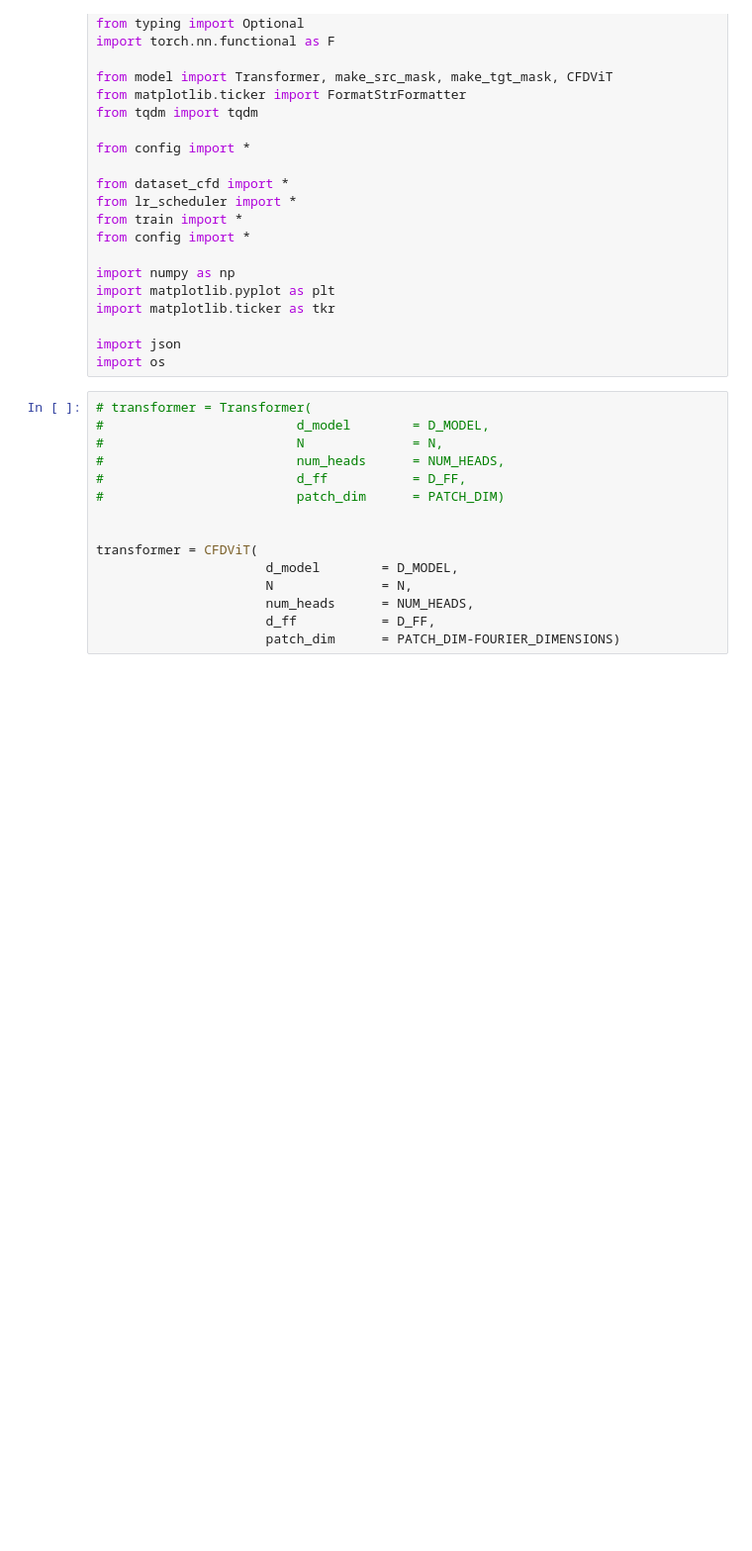
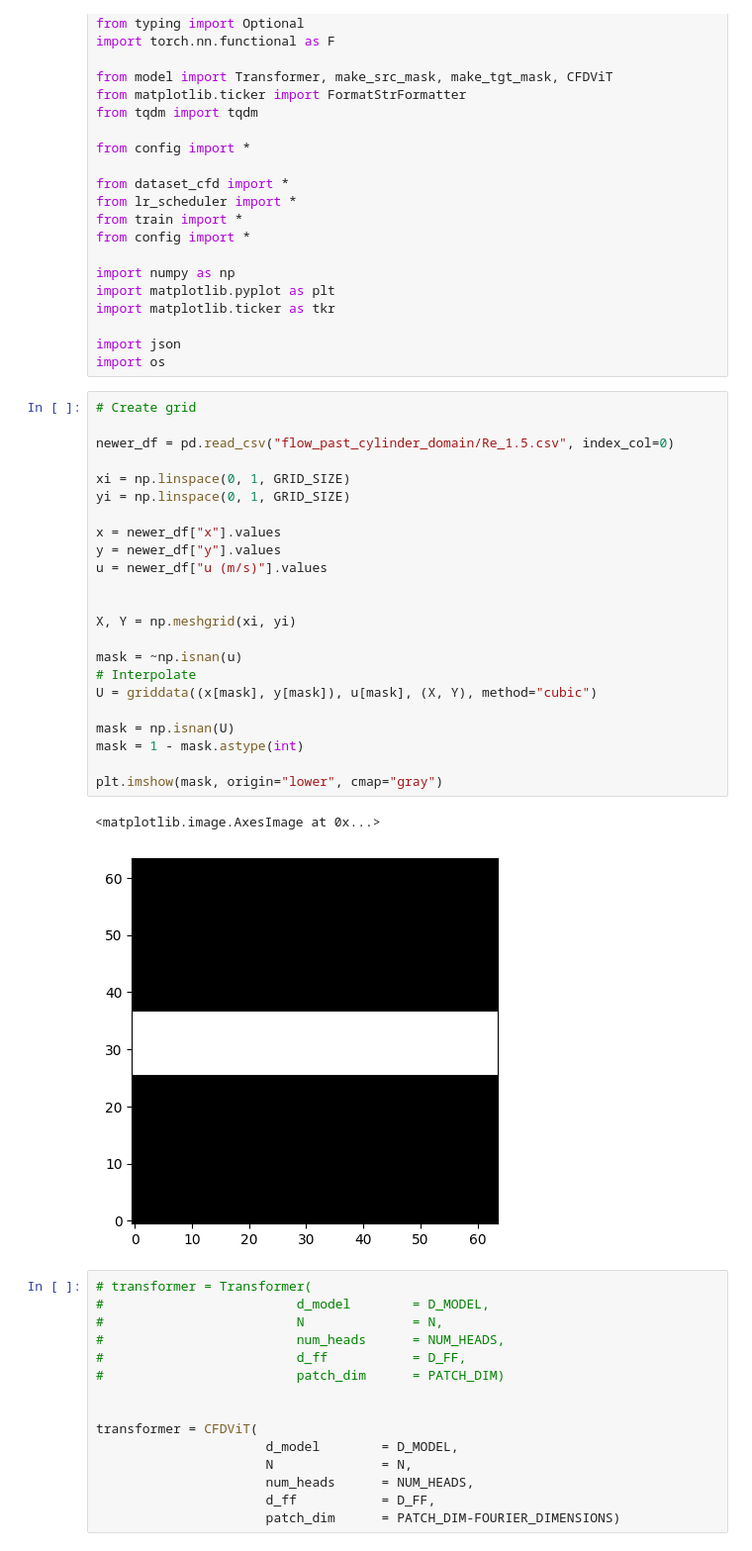
Before and after one commit to Mafaz03/Machine-Vision-Transformer, a Jupyter notebook: generalisation_cylinder.ipynb, the cells around one changed output. Shown at 99% size. Drawn from its saved outputs; the diff is of its cells as text; blank space fills up the shorter version.

```diff
--- a/generalisation_cylinder.ipynb
+++ b/generalisation_cylinder.ipynb
@@ -22,6 +22,32 @@ import matplotlib.ticker as tkr
 
 import json
 import os
+# %%
+# Create grid
+
+newer_df = pd.read_csv("flow_past_cylinder_domain/Re_1.5.csv", index_col=0)
+
+xi = np.linspace(0, 1, GRID_SIZE)
+yi = np.linspace(0, 1, GRID_SIZE)
+
+x = newer_df["x"].values
+y = newer_df["y"].values
+u = newer_df["u (m/s)"].values
+
+
+X, Y = np.meshgrid(xi, yi)
+
+mask = ~np.isnan(u)
+# Interpolate
+U = griddata((x[mask], y[mask]), u[mask], (X, Y), method="cubic")
+
+mask = np.isnan(U)
+mask = 1 - mask.astype(int)
+
+plt.imshow(mask, origin="lower", cmap="gray")
+# %% [output]
+<matplotlib.image.AxesImage at 0x...>
+[figure, added]
 # %%
 # transformer = Transformer(
 #                         d_model        = D_MODEL,
```
Also changed, not shown: parts of 9 cells of this notebook, 3 other files.
